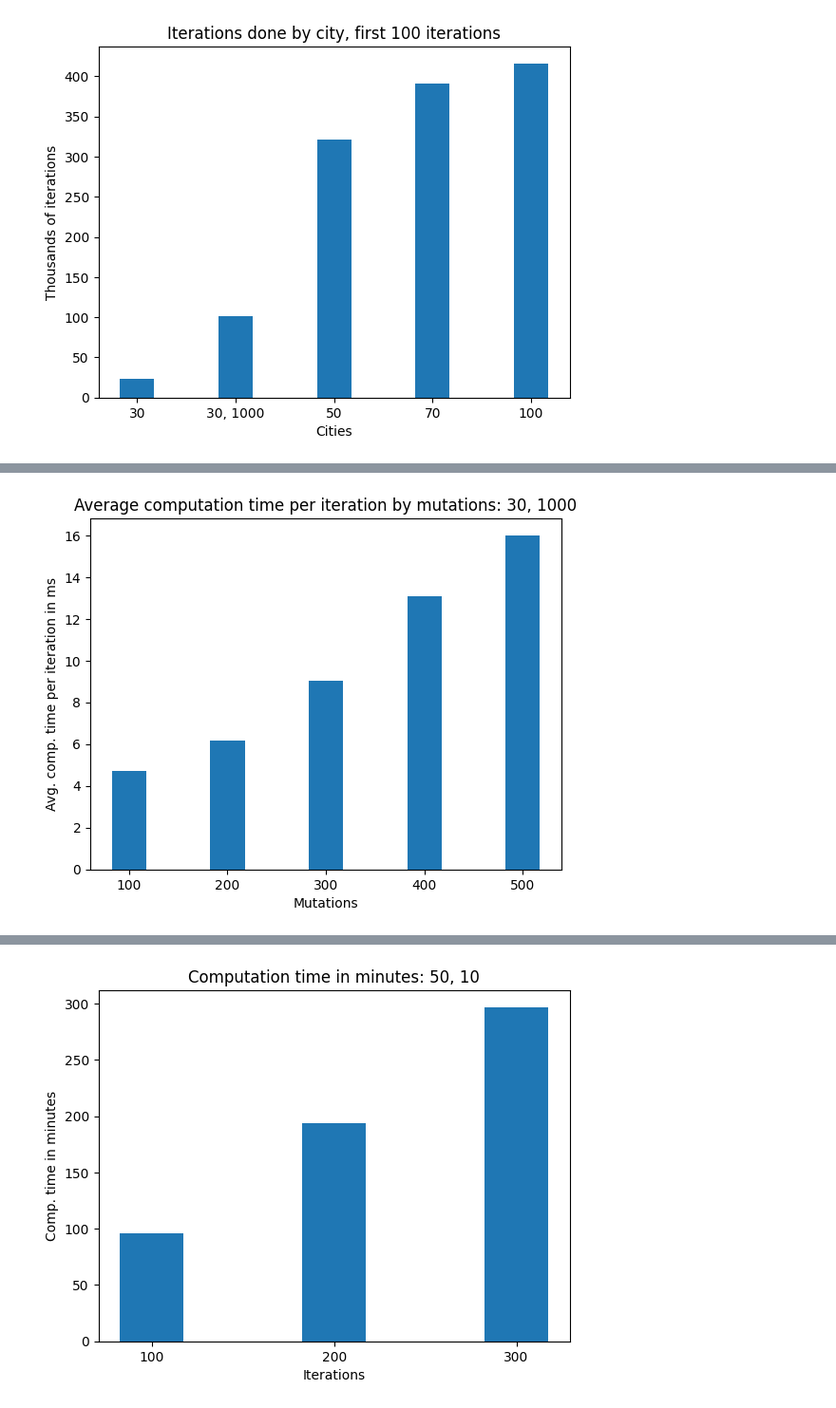
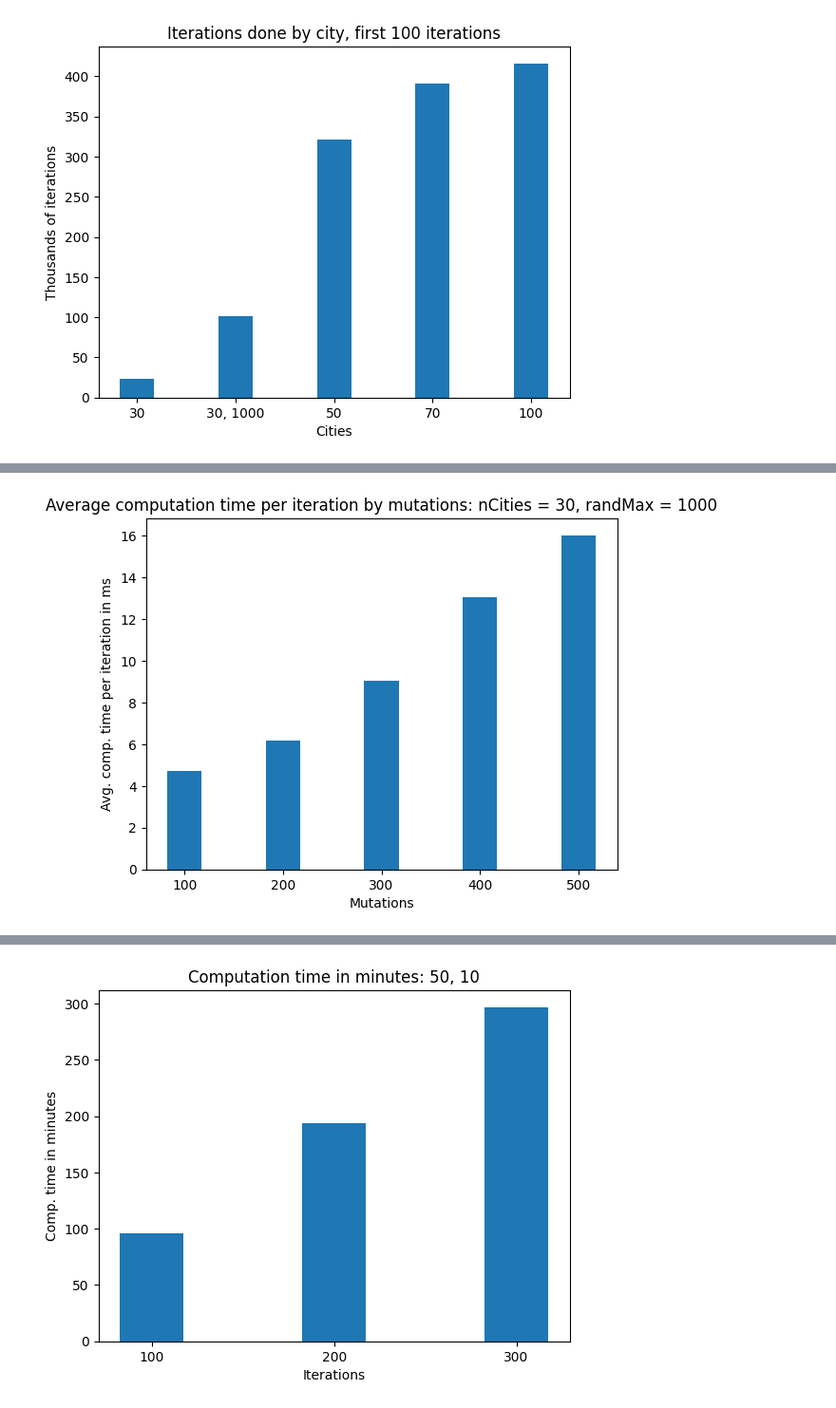
Before and after one commit to WouterKnibbe/ATSP_hillForHard, a Jupyter notebook: Time.ipynb, the cells around one changed output, grey strips where cells are left out. Shown at 95% size. Cells and saved outputs as stored; diff of their text form; code cells hidden in the pictures.

```diff
--- a/Time.ipynb
+++ b/Time.ipynb
@@ -262,6 +263,8 @@ plt.show()
 # %%
-path = "Results/results30_1000_4.json"
+path = "Results/results30_1000_0.json"
 loaded = load_result(path)
+
+loaded = {key: loaded[key] for key in loaded if 0 <= int(key) <= 499}
 
 loaded_slices = []
 for i in range(0, len(loaded), 100):
@@ -275,35 +278,35 @@ loaded_1, loaded_2, loaded_3, loaded_4, loaded_5 = loaded_slices
 times = [478.89, 2041.60, 4324.76, 6806.61, 9705.03]
 
 # Calculate y_values_0 for each loaded variable
 y_values_0_sequences = []
 for loaded_var in [loaded_1, loaded_2, loaded_3, loaded_4, loaded_5]:
     y_values_0_sequence = sum([values[0] for values in loaded_var.values()])
     y_values_0_sequences.append(y_values_0_sequence)
 
 # Calculate y_values_1 using y_values_0_sequences and times
 y_values_1 = []
 for i in range(len(y_values_0_sequences)):
     y_values_1.append(times[i] / y_values_0_sequences[i] * 1000)
 
 # Setting up the plot
 iterations = list(range(100,600,100))
 x = np.arange(len(iterations))  # the label locations
 width = 0.35  # the width of the bars
 
 fig, ax = plt.subplots()
 rects = ax.bar(x, y_values_1, width)
 
 # Adding some text for labels, title, and custom x-axis tick labels, etc.
 ax.set_xlabel('Mutations')
 ax.set_ylabel('Avg. comp. time per iteration in ms')
-ax.set_title('Average computation time per iteration by mutations: 30, 1000')
+ax.set_title('Average computation time per iteration by mutations: nCities = 30, randMax = 1000')
 ax.set_xticks(x)
 ax.set_xticklabels(iterations)
 
 # Displaying the plot
 plt.show()
 # %% [output]
-[figure, old version]
+[figure, new version]
 # %%
 # Define times
 times = [x/60 for x in [478.89, 2041.60, 4324.76, 6806.61, 9705.03]]
```
Also changed, not shown: parts of 5 cells of this notebook, 29 other files.
